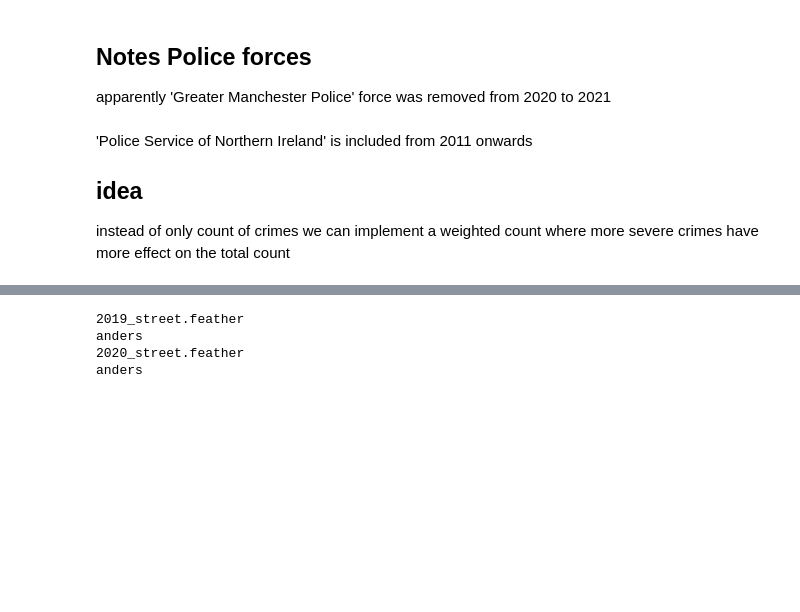
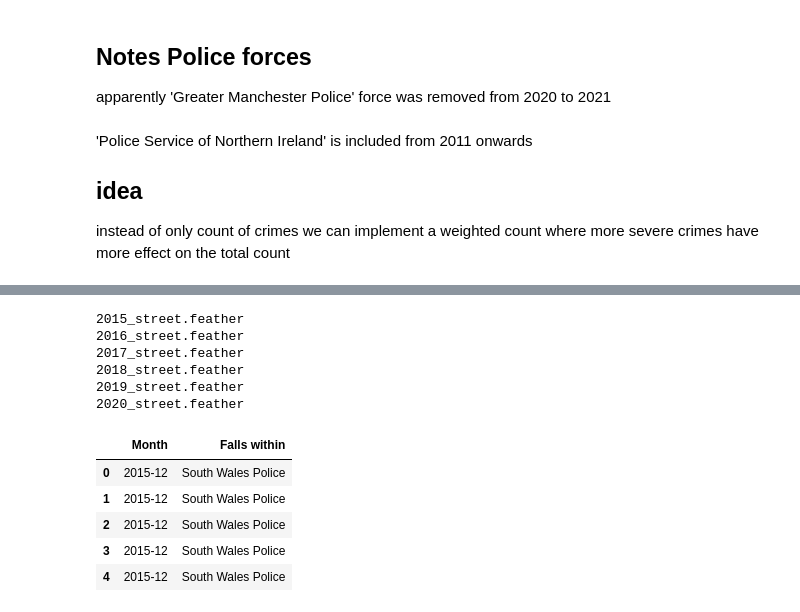
Before and after one commit to Dazai1623818/Datachallenge-2, a Jupyter notebook: Prophet.ipynb, the cells around one changed output, grey strips where cells are left out. Drawn from its saved outputs; the diff is of its cells as text; code cells hidden in the pictures; blank space fills up the shorter version.

```diff
--- a/Prophet.ipynb
+++ b/Prophet.ipynb
@@ -27,26 +88,32 @@ instead of only count of crimes we can implement a weighted count where more sev
 # %%
 
 def Count_by_district(district):
     df_data = pd.DataFrame([])
     for i in files:
-        print(i)
-        if not 'df_data' in globals():
-            print('anders')
+        if 'df_data' not in globals():
             df_data = pd.read_feather(f"{path}/{i}")
             df_data = df_data[['Month', 'Falls within']]
             df_data = df_data[df_data['Falls within']==district]
         else:
-            print('iets')
             df_new = pd.read_feather(f"{path}/{i}")
             df_new = df_new[['Month', 'Falls within']]
             df_new = df_new[df_new['Falls within']==district]
             df_data = pd.concat([df_data, df_new], ignore_index=True)
 
     return df_data
 
-df_data = Count_by_district(district='South Wales Police')
+df_district_count = Count_by_district(district='South Wales Police')
+df_district_count.head(5)
 # %% [output]
+2015_street.feather
+2016_street.feather
+2017_street.feather
+2018_street.feather
 2019_street.feather
-anders
 2020_street.feather
-anders
+|  | Month | Falls within |
+| 0 | 2015-12 | South Wales Police |
+| 1 | 2015-12 | South Wales Police |
+| 2 | 2015-12 | South Wales Police |
+| 3 | 2015-12 | South Wales Police |
+| 4 | 2015-12 | South Wales Police |
```
Also changed, not shown: parts of 12 cells of this notebook.
